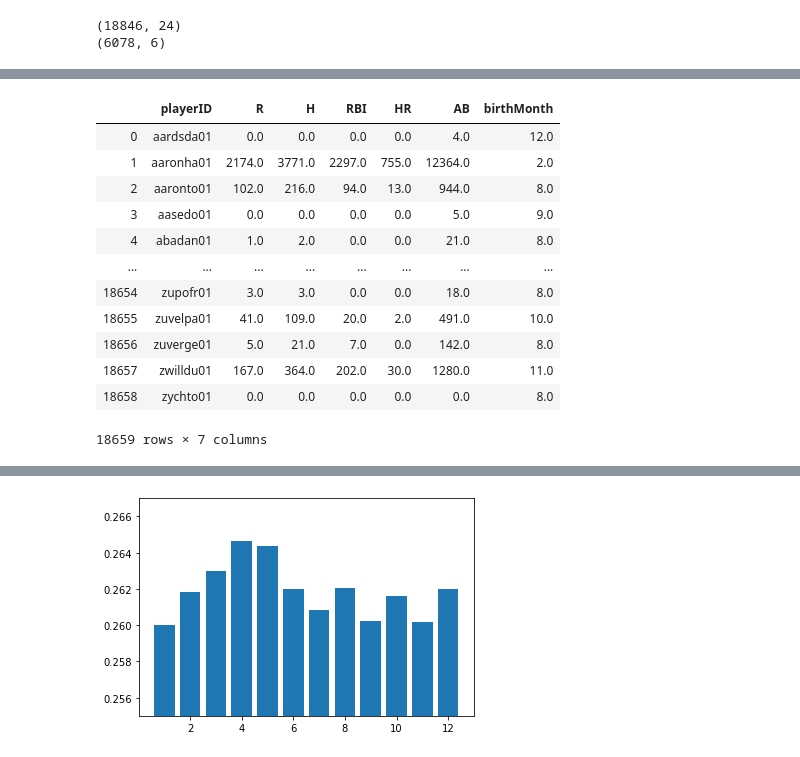
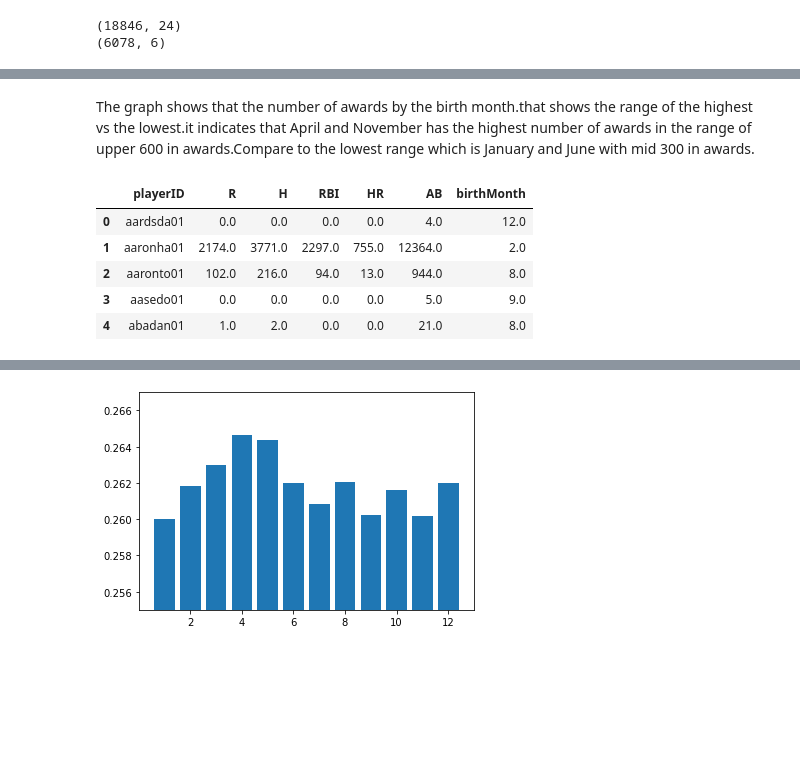
Before and after one commit to mgood13/data_analytics_project1, a Jupyter notebook: Question_2.ipynb, the cells around one changed output, grey strips where cells are left out. Drawn from its saved outputs; the diff is of its cells as text; code cells hidden in the pictures; blank space fills up the shorter version.

```diff
--- a/Question_2.ipynb
+++ b/Question_2.ipynb
@@ -104,22 +83,17 @@ batting_df.head()
+# %% [markdown]
+The graph shows that the number of awards by the birth month.that shows the range of the highest vs the lowest.it indicates that April and November has the highest number of awards in the range of upper 600 in awards.Compare to the lowest range which is January and June with mid 300 in awards.
 # %%
 small_batting_df = batting_df[['playerID','R','H','RBI','HR','AB']]
 small_batting_df = small_batting_df.groupby('playerID').sum()
 batting_month_df = pd.merge(small_batting_df,small_df,on = 'playerID',how = 'left')
-batting_month_df
+batting_month_df.head()
 # %% [output]
 |  | playerID | R | H | RBI | HR | AB | birthMonth |
 | 0 | aardsda01 | 0.0 | 0.0 | 0.0 | 0.0 | 4.0 | 12.0 |
 | 1 | aaronha01 | 2174.0 | 3771.0 | 2297.0 | 755.0 | 12364.0 | 2.0 |
 | 2 | aaronto01 | 102.0 | 216.0 | 94.0 | 13.0 | 944.0 | 8.0 |
 | 3 | aasedo01 | 0.0 | 0.0 | 0.0 | 0.0 | 5.0 | 9.0 |
 | 4 | abadan01 | 1.0 | 2.0 | 0.0 | 0.0 | 21.0 | 8.0 |
-| ... | ... | ... | ... | ... | ... | ... | ... |
-| 18654 | zupofr01 | 3.0 | 3.0 | 0.0 | 0.0 | 18.0 | 8.0 |
-| 18655 | zuvelpa01 | 41.0 | 109.0 | 20.0 | 2.0 | 491.0 | 10.0 |
-| 18656 | zuverge01 | 5.0 | 21.0 | 7.0 | 0.0 | 142.0 | 8.0 |
-| 18657 | zwilldu01 | 167.0 | 364.0 | 202.0 | 30.0 | 1280.0 | 11.0 |
-| 18658 | zychto01 | 0.0 | 0.0 | 0.0 | 0.0 | 0.0 | 8.0 |
-18659 rows × 7 columns
 # %%
 batting_month_df = batting_month_df.groupby('birthMonth').sum()
 batting_month_df = batting_month_df.reset_index()
```
Also changed, not shown: parts of 22 cells of this notebook.
